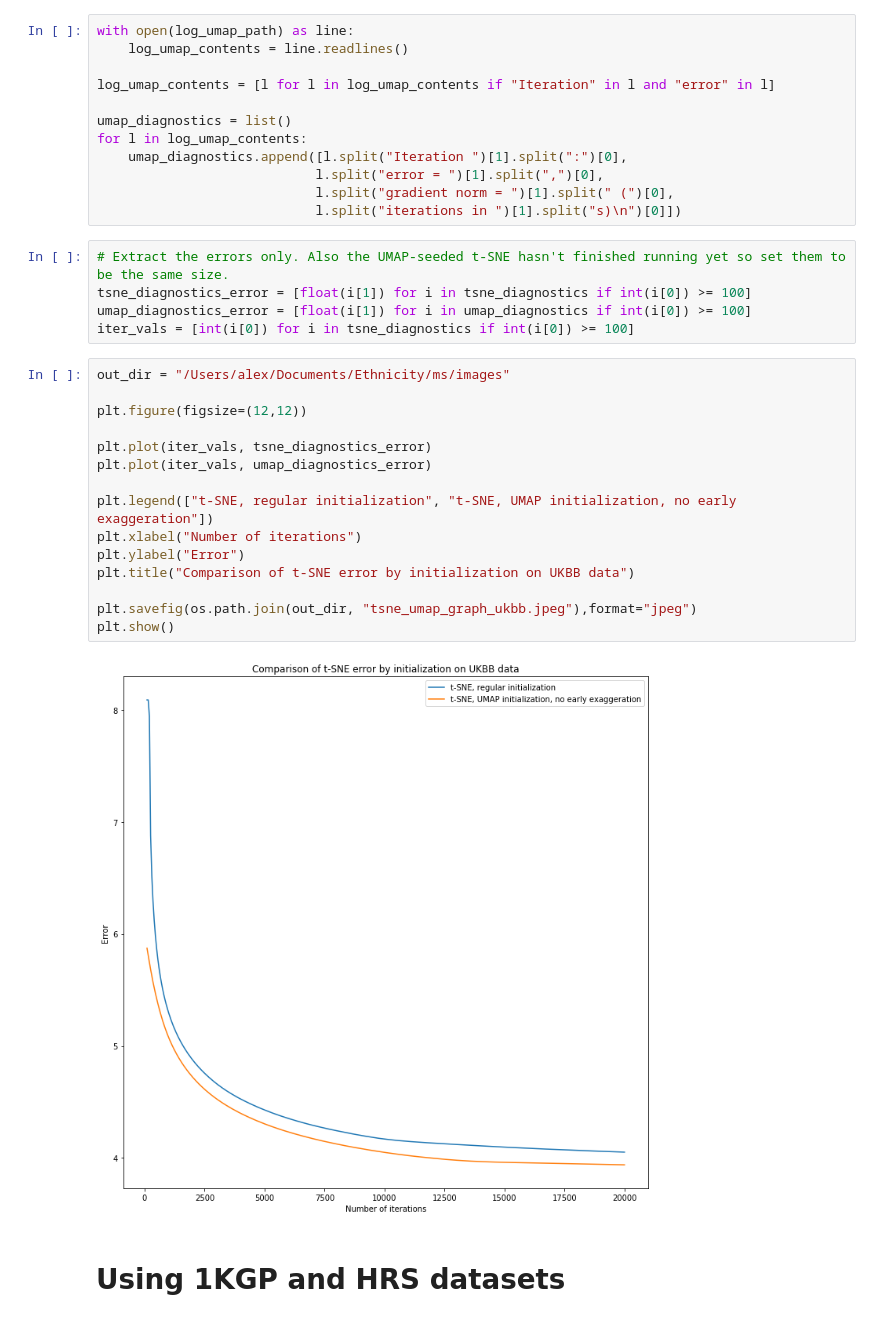
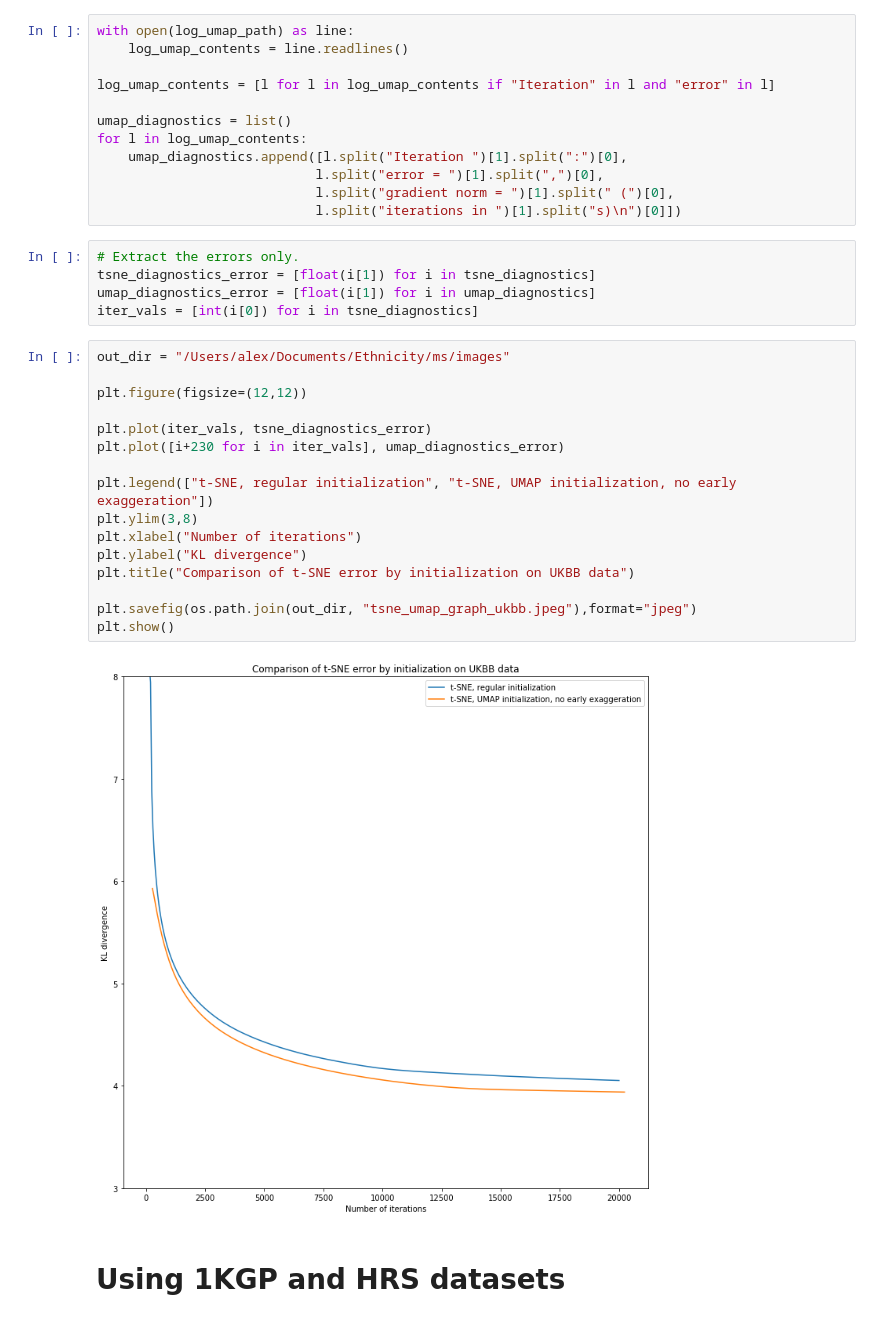
Before and after one commit to diazale/gt-dimred, a Jupyter notebook: sandbox_tsne_umap_seed.ipynb, the cells around one changed output. Saved outputs shown, nothing was run; the diff lists cells and outputs as text.

```diff
--- a/sandbox_tsne_umap_seed.ipynb
+++ b/sandbox_tsne_umap_seed.ipynb
@@ -41,27 +41,28 @@ for l in log_umap_contents:
                             l.split("gradient norm = ")[1].split(" (")[0],
                             l.split("iterations in ")[1].split("s)\n")[0]])
 # %%
-# Extract the errors only. Also the UMAP-seeded t-SNE hasn't finished running yet so set them to be the same size.
-tsne_diagnostics_error = [float(i[1]) for i in tsne_diagnostics if int(i[0]) >= 100]
-umap_diagnostics_error = [float(i[1]) for i in umap_diagnostics if int(i[0]) >= 100]
-iter_vals = [int(i[0]) for i in tsne_diagnostics if int(i[0]) >= 100]
+# Extract the errors only.
+tsne_diagnostics_error = [float(i[1]) for i in tsne_diagnostics]
+umap_diagnostics_error = [float(i[1]) for i in umap_diagnostics]
+iter_vals = [int(i[0]) for i in tsne_diagnostics]
 # %%
 out_dir = "/Users/alex/Documents/Ethnicity/ms/images"
 
 plt.figure(figsize=(12,12))
 
 plt.plot(iter_vals, tsne_diagnostics_error)
-plt.plot(iter_vals, umap_diagnostics_error)
+plt.plot([i+230 for i in iter_vals], umap_diagnostics_error)
 
 plt.legend(["t-SNE, regular initialization", "t-SNE, UMAP initialization, no early exaggeration"])
+plt.ylim(3,8)
 plt.xlabel("Number of iterations")
-plt.ylabel("Error")
+plt.ylabel("KL divergence")
 plt.title("Comparison of t-SNE error by initialization on UKBB data")
 
 plt.savefig(os.path.join(out_dir, "tsne_umap_graph_ukbb.jpeg"),format="jpeg")
 plt.show()
 # %% [output]
-[figure, old version]
+[figure, new version]
 # %% [markdown]
 # Using 1KGP and HRS datasets
 # %%
```
Also changed, not shown: parts of 3 cells of this notebook, 5 other files.
